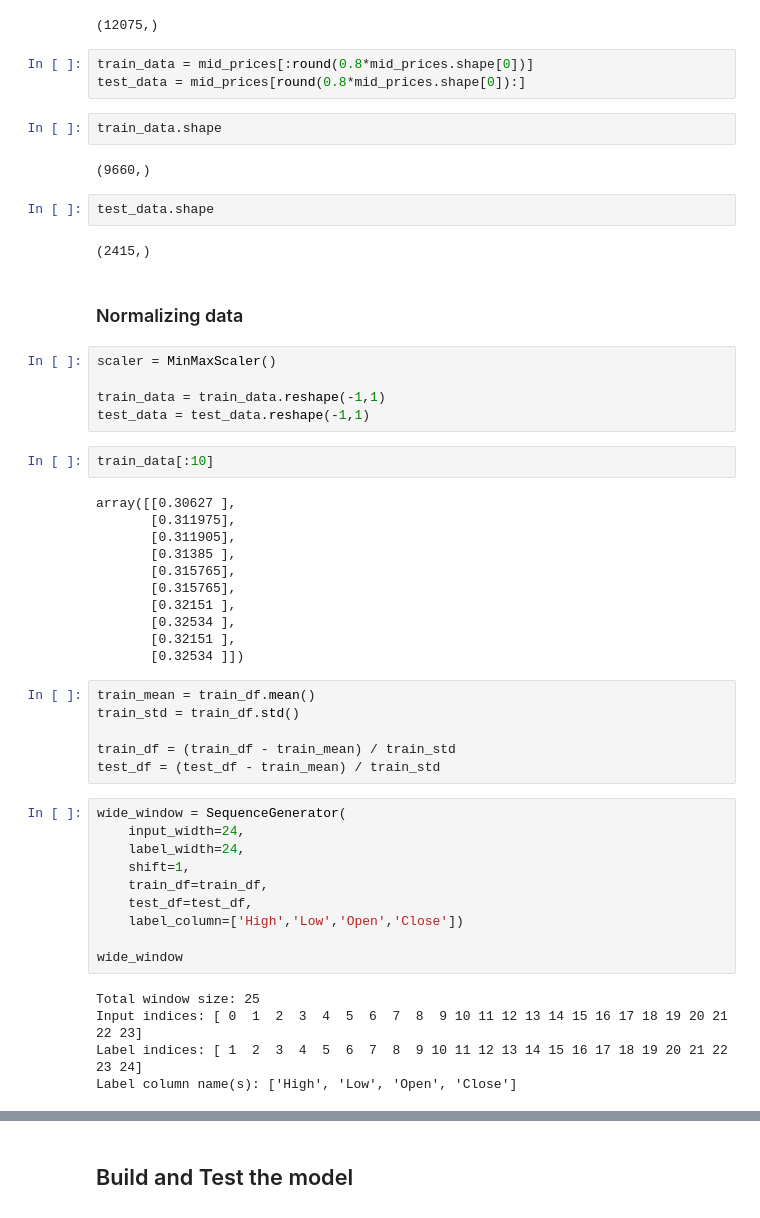
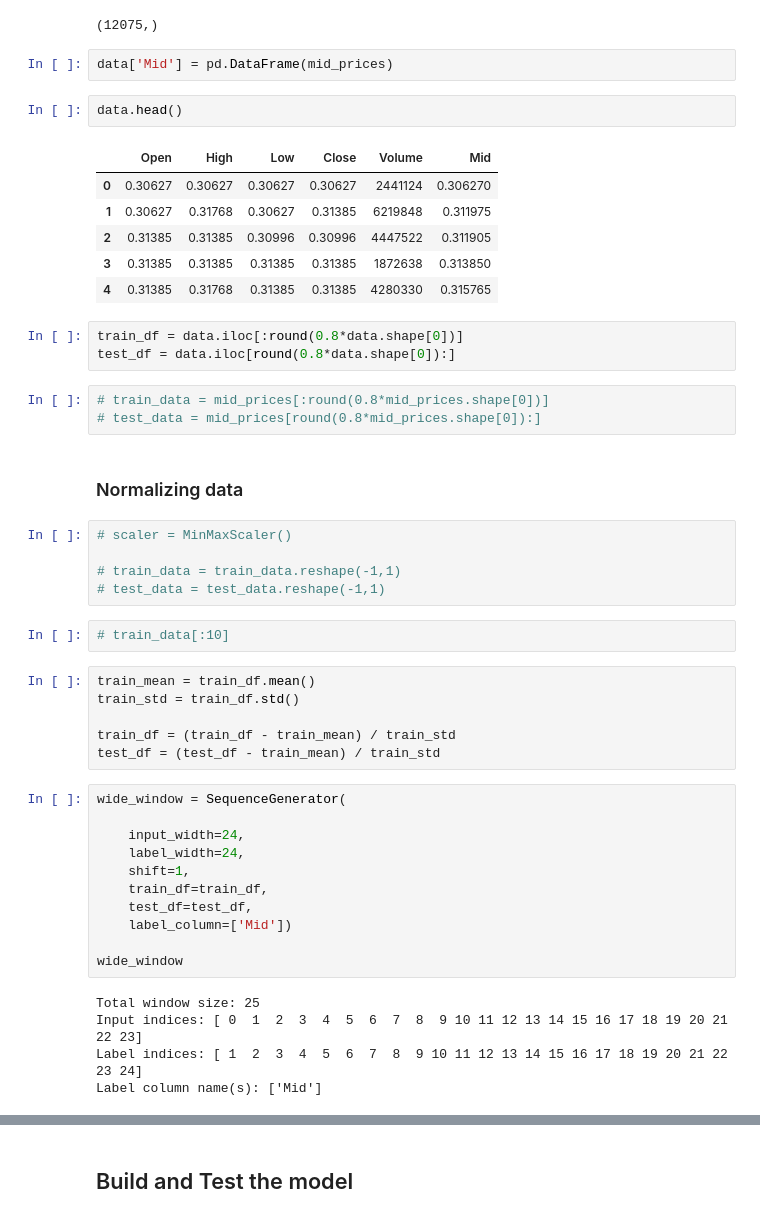
Before and after one commit to LakhderAmine99/StockMarketPredictions_LSTM, a Jupyter notebook: StockMarketPredictions_LSTM.ipynb, the cells around one changed output, grey strips where cells are left out. Saved outputs shown, nothing was run; the diff lists cells and outputs as text.

```diff
--- a/StockMarketPredictions_LSTM.ipynb
+++ b/StockMarketPredictions_LSTM.ipynb
@@ -60,37 +72,32 @@ array([ 0.30627 ,  0.311975,  0.311905, ..., 21.355   , 21.275   ,
 mid_prices.shape
 # %% [output]
 (12075,)
+# %%
+data['Mid'] = pd.DataFrame(mid_prices)
+# %%
+data.head()
+# %% [output]
+|  | Open | High | Low | Close | Volume | Mid |
+| 0 | 0.30627 | 0.30627 | 0.30627 | 0.30627 | 2441124 | 0.306270 |
+| 1 | 0.30627 | 0.31768 | 0.30627 | 0.31385 | 6219848 | 0.311975 |
+| 2 | 0.31385 | 0.31385 | 0.30996 | 0.30996 | 4447522 | 0.311905 |
+| 3 | 0.31385 | 0.31385 | 0.31385 | 0.31385 | 1872638 | 0.313850 |
+| 4 | 0.31385 | 0.31768 | 0.31385 | 0.31385 | 4280330 | 0.315765 |
+# %%
+train_df = data.iloc[:round(0.8*data.shape[0])]
+test_df = data.iloc[round(0.8*data.shape[0]):]
 # %%
-train_data = mid_prices[:round(0.8*mid_prices.shape[0])]
-test_data = mid_prices[round(0.8*mid_prices.shape[0]):]
+# train_data = mid_prices[:round(0.8*mid_prices.shape[0])]
+# test_data = mid_prices[round(0.8*mid_prices.shape[0]):]
-# %%
-train_data.shape
-# %% [output]
-(9660,)
-# %%
-test_data.shape
-# %% [output]
-(2415,)
 # %% [markdown]
 ### Normalizing data
 # %%
-scaler = MinMaxScaler()
+# scaler = MinMaxScaler()
 
-train_data = train_data.reshape(-1,1)
-test_data = test_data.reshape(-1,1)
+# train_data = train_data.reshape(-1,1)
+# test_data = test_data.reshape(-1,1)
-# %%
-train_data[:10]
-# %% [output]
-array([[0.30627 ],
-       [0.311975],
-       [0.311905],
-       [0.31385 ],
-       [0.315765],
-       [0.315765],
-       [0.32151 ],
-       [0.32534 ],
-       [0.32151 ],
-       [0.32534 ]])
+# %%
+# train_data[:10]
 # %%
 train_mean = train_df.mean()
 train_std = train_df.std()
@@ -99,16 +106,17 @@ train_df = (train_df - train_mean) / train_std
 test_df = (test_df - train_mean) / train_std
 # %%
 wide_window = SequenceGenerator(
+
     input_width=24,
     label_width=24,
     shift=1,
     train_df=train_df,
     test_df=test_df,
-    label_column=['High','Low','Open','Close'])
+    label_column=['Mid'])
 
 wide_window
 # %% [output]
 Total window size: 25
 Input indices: [ 0  1  2  3  4  5  6  7  8  9 10 11 12 13 14 15 16 17 18 19 20 21 22 23]
 Label indices: [ 1  2  3  4  5  6  7  8  9 10 11 12 13 14 15 16 17 18 19 20 21 22 23 24]
-Label column name(s): ['High', 'Low', 'Open', 'Close']
+Label column name(s): ['Mid']
```
Also changed, not shown: parts of 7 cells of this notebook, 1 other file.
